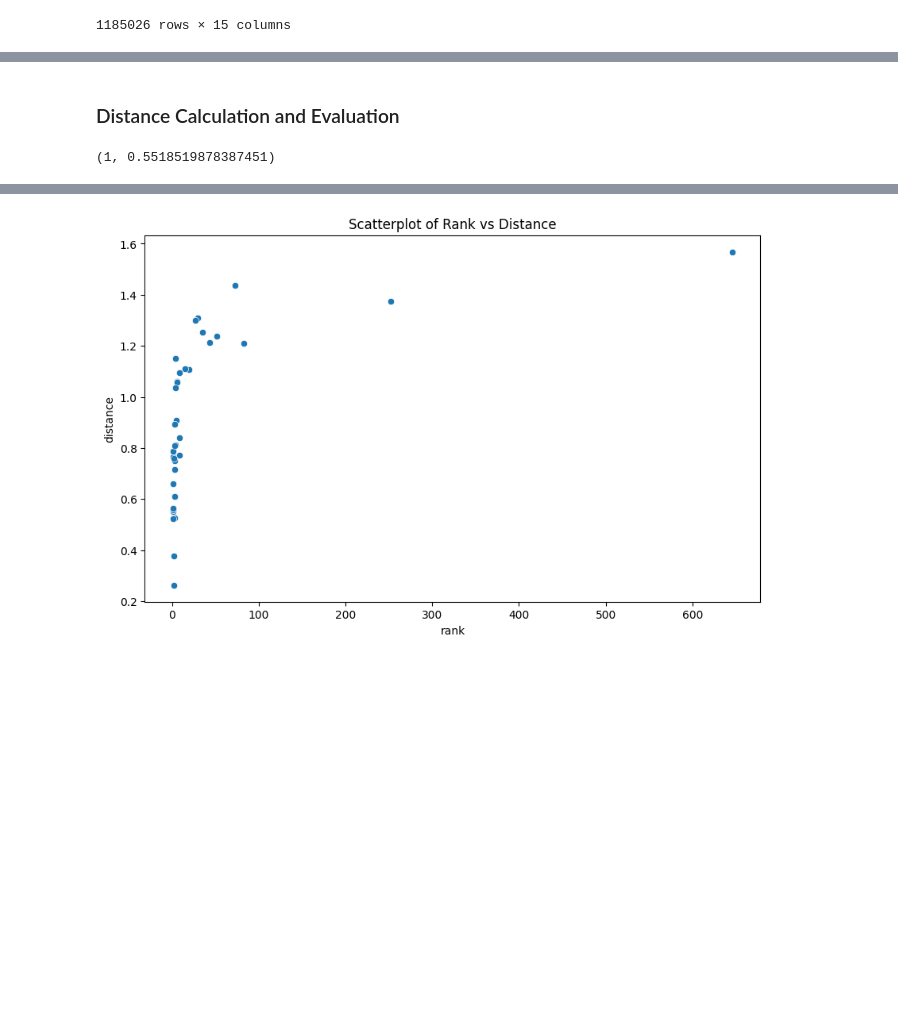
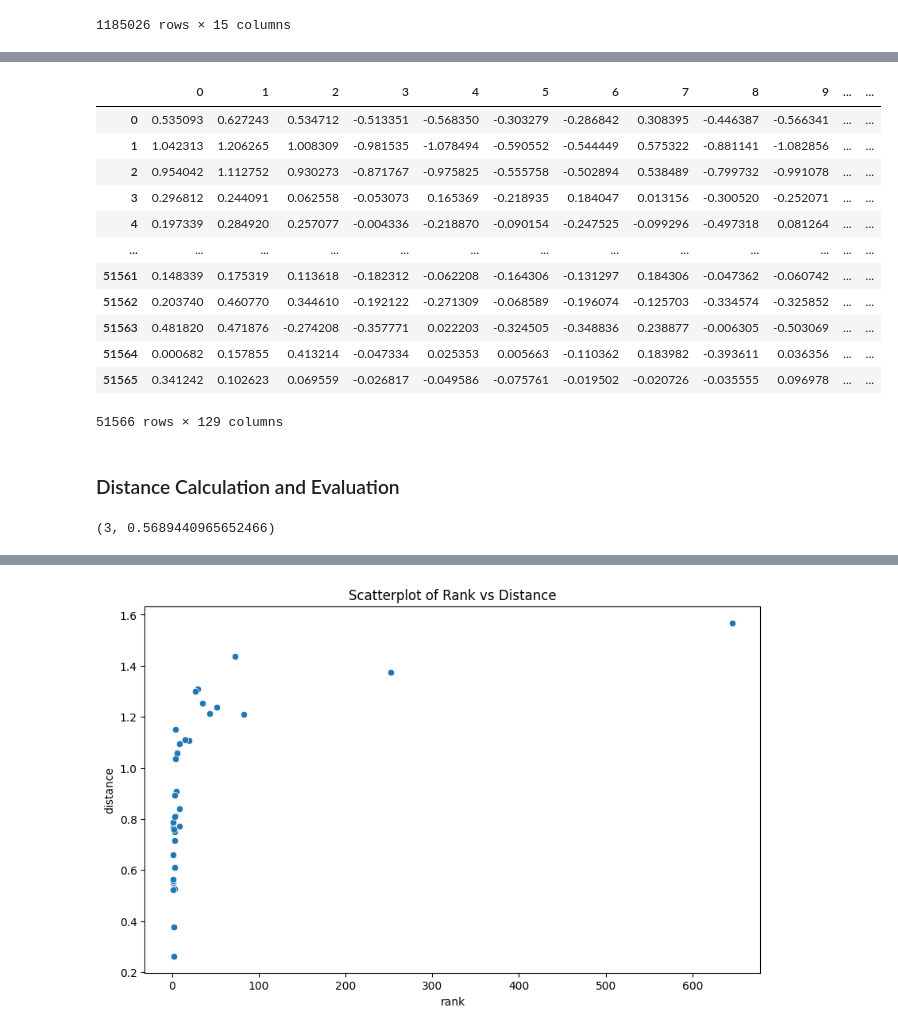
Before and after one commit to dariothuerkauf/address-clustering, a Jupyter notebook: python/node-embedding.ipynb, the cells around one changed output, grey strips where cells are left out. Cells and saved outputs as stored; diff of their text form; code cells hidden in the pictures; blank space fills up the shorter version.

```diff
--- a/python/node-embedding.ipynb
+++ b/python/node-embedding.ipynb
@@ -229,8 +206,31 @@ embeddings = model.wv
+# %%
+# Initialize Role2Vec model
+role2vec = Role2Vec(walk_number=10, walk_length=40, dimensions=128, window_size=5, learning_rate=0.025)
+role2vec.fit(G_cc)
+embeddings_r2v = role2vec.get_embedding()
+
+emb_r2v = pd.DataFrame(embeddings_r2v)
+emb_r2v['address'] = ordered_addresses
+emb_r2v
+# %% [output]
+|  | 0 | 1 | 2 | 3 | 4 | 5 | 6 | 7 | 8 | 9 | ... | ... |
+| 0 | 0.535093 | 0.627243 | 0.534712 | -0.513351 | -0.568350 | -0.303279 | -0.286842 | 0.308395 | -0.446387 | -0.566341 | ... | ... |
+| 1 | 1.042313 | 1.206265 | 1.008309 | -0.981535 | -1.078494 | -0.590552 | -0.544449 | 0.575322 | -0.881141 | -1.082856 | ... | ... |
+| 2 | 0.954042 | 1.112752 | 0.930273 | -0.871767 | -0.975825 | -0.555758 | -0.502894 | 0.538489 | -0.799732 | -0.991078 | ... | ... |
+| 3 | 0.296812 | 0.244091 | 0.062558 | -0.053073 | 0.165369 | -0.218935 | 0.184047 | 0.013156 | -0.300520 | -0.252071 | ... | ... |
+| 4 | 0.197339 | 0.284920 | 0.257077 | -0.004336 | -0.218870 | -0.090154 | -0.247525 | -0.099296 | -0.497318 | 0.081264 | ... | ... |
+| ... | ... | ... | ... | ... | ... | ... | ... | ... | ... | ... | ... | ... |
+| 51561 | 0.148339 | 0.175319 | 0.113618 | -0.182312 | -0.062208 | -0.164306 | -0.131297 | 0.184306 | -0.047362 | -0.060742 | ... | ... |
+| 51562 | 0.203740 | 0.460770 | 0.344610 | -0.192122 | -0.271309 | -0.068589 | -0.196074 | -0.125703 | -0.334574 | -0.325852 | ... | ... |
+| 51563 | 0.481820 | 0.471876 | -0.274208 | -0.357771 | 0.022203 | -0.324505 | -0.348836 | 0.238877 | -0.006305 | -0.503069 | ... | ... |
+| 51564 | 0.000682 | 0.157855 | 0.413214 | -0.047334 | 0.025353 | 0.005663 | -0.110362 | 0.183982 | -0.393611 | 0.036356 | ... | ... |
+| 51565 | 0.341242 | 0.102623 | 0.069559 | -0.026817 | -0.049586 | -0.075761 | -0.019502 | -0.020726 | -0.035555 | 0.096978 | ... | ... |
+51566 rows × 129 columns
 # %% [markdown]
 ### Distance Calculation and Evaluation
 # %%
-index = FAISSIndex(embeddings, node_map)
+index = FAISSIndex(diff2vec, node_map)
 rank = index.get_rank('0x85e5472752a6f00775faca4d5179bde1081571b0', '0xbf886e3069d0dfd64e384c93da322f775faa8876')
 print(rank)
 # %% [output]
-(1, 0.5518519878387451)
+(3, 0.5689440965652466)
```
Also changed, not shown: parts of 8 cells of this notebook.
